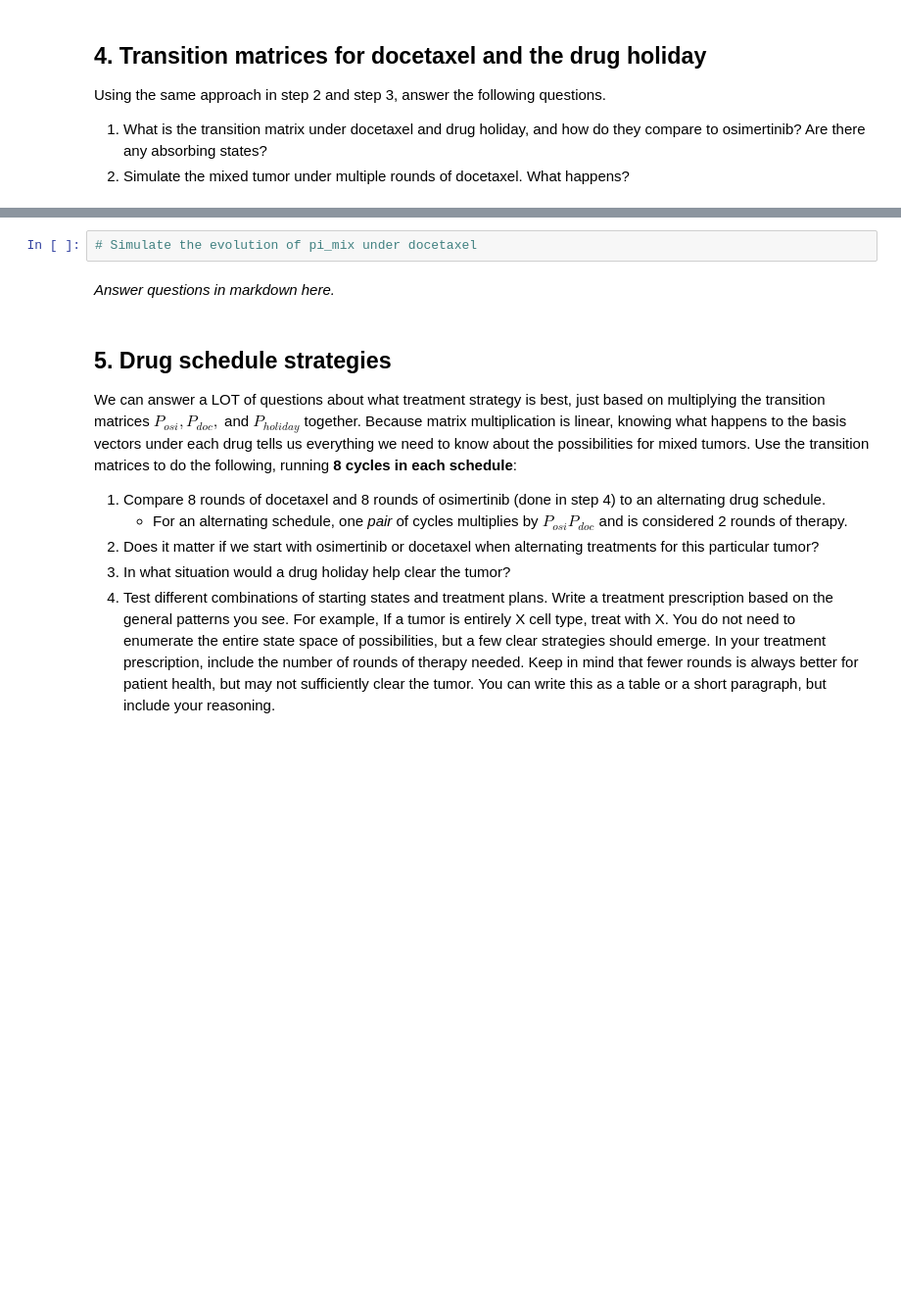
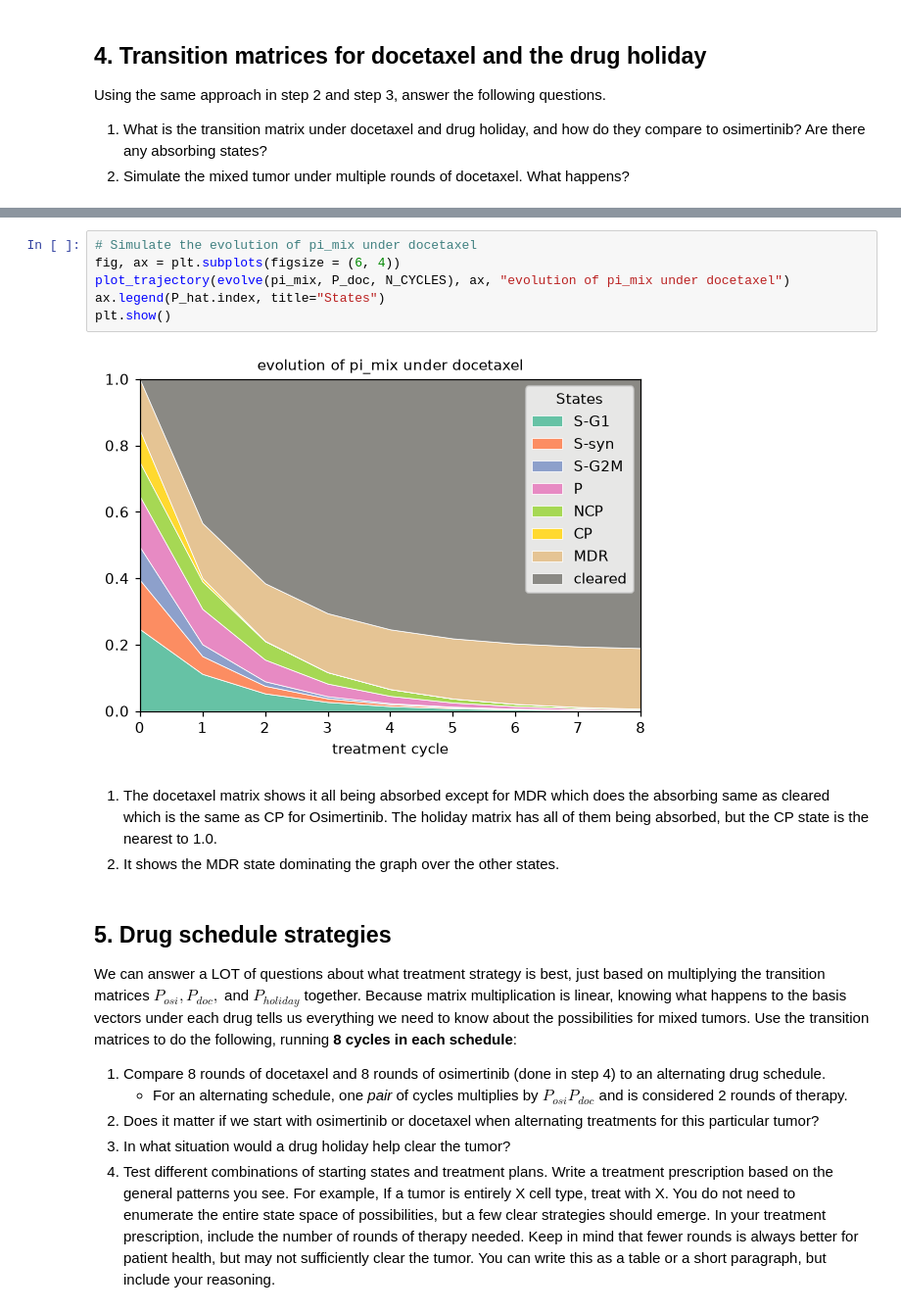
Before and after one commit to KyleVinod/uu_markov, a Jupyter notebook: lab_2/Lab09_markov_chain_cells.ipynb, the cells around one changed output, grey strips where cells are left out. Shown at 98% size. Cells and saved outputs as stored; diff of their text form; blank space fills up the shorter version.

```diff
--- a/lab_2/Lab09_markov_chain_cells.ipynb
+++ b/lab_2/Lab09_markov_chain_cells.ipynb
@@ -312,7 +346,14 @@ P_holiday = ...   # TODO
 # %%
 # Simulate the evolution of pi_mix under docetaxel
+fig, ax = plt.subplots(figsize = (6, 4))
+plot_trajectory(evolve(pi_mix, P_doc, N_CYCLES), ax, "evolution of pi_mix under docetaxel")
+ax.legend(P_hat.index, title="States")
+plt.show()
+# %% [output]
+[figure, added]
 # %% [markdown]
-*Answer questions in markdown here.*
+1. The docetaxel matrix shows it all being absorbed except for MDR which does the absorbing same as cleared which is the same as CP for Osimertinib. The holiday matrix has all of them being absorbed, but the CP state is the nearest to 1.0.
+2. It shows the MDR state dominating the graph over the other states.
 # %% [markdown]
 ## 5. Drug schedule strategies
 
```
Also changed, not shown: parts of 21 cells of this notebook, 2 other files.
